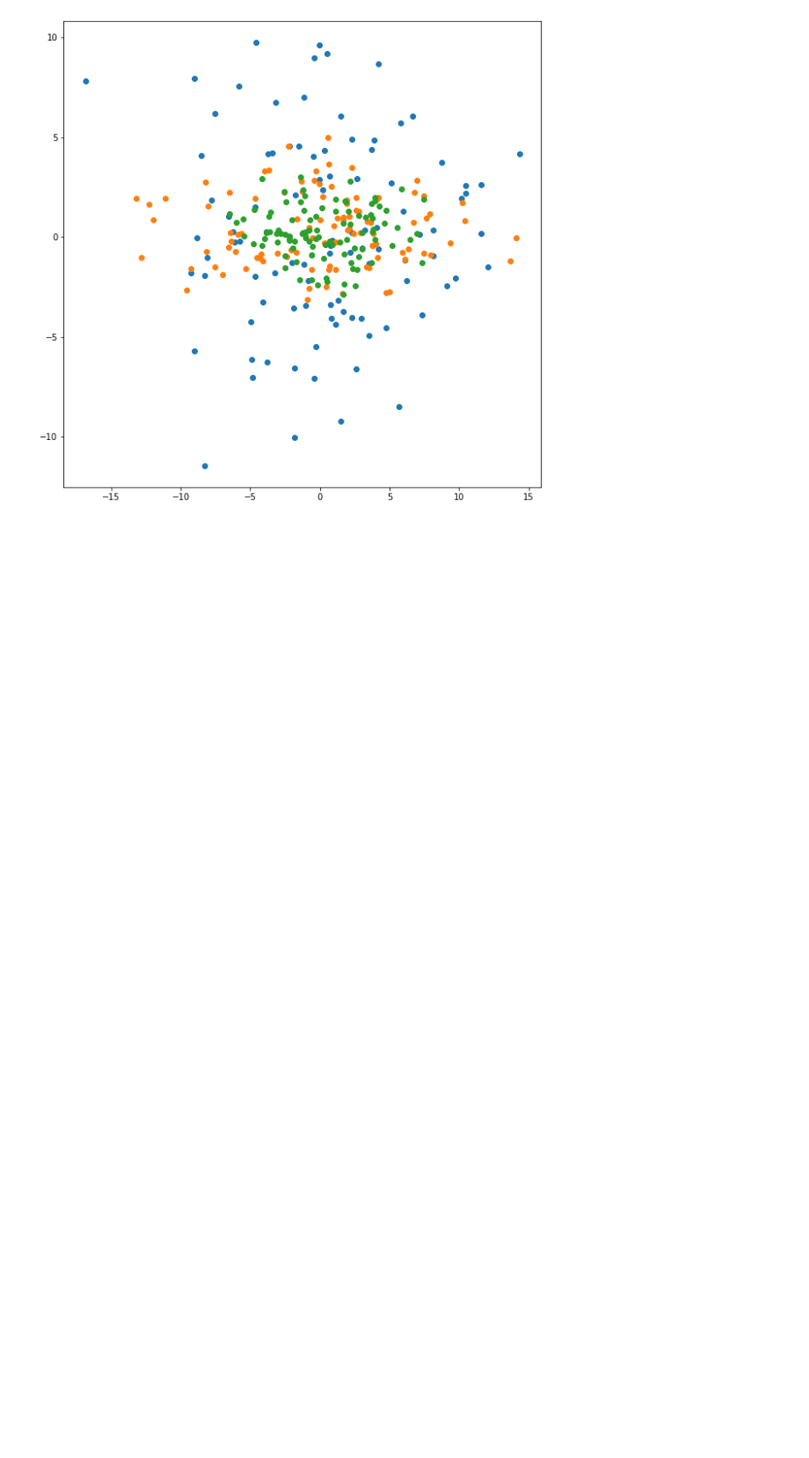
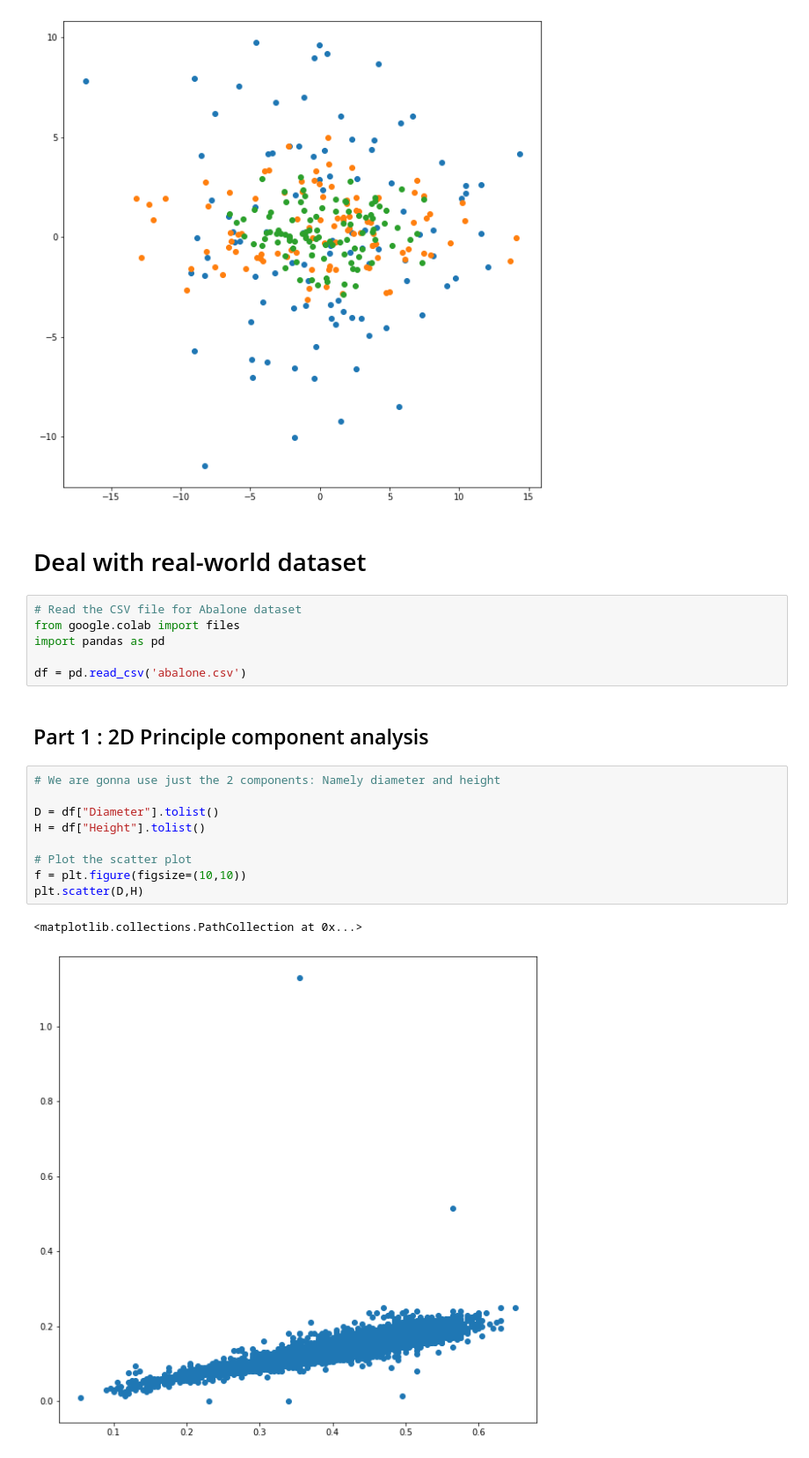
Before and after one commit to masa512/PCA, a Jupyter notebook: pca.ipynb, the cells around one changed output. Shown at 88% size. Cells and saved outputs as stored; diff of their text form; blank space fills up the shorter version.

```diff
--- a/pca.ipynb
+++ b/pca.ipynb
@@ -162,3 +162,25 @@ plt.scatter(Dtrans[2][0,None],Dtrans[2][1,None])
 # %% [output]
 <matplotlib.collections.PathCollection at 0x...>
 [figure]
+# %% [markdown]
+# Deal with real-world dataset
+# %%
+# Read the CSV file for Abalone dataset
+from google.colab import files
+import pandas as pd
+
+df = pd.read_csv('abalone.csv')
+# %% [markdown]
+## Part 1 : 2D Principle component analysis
+# %%
+# We are gonna use just the 2 components: Namely diameter and height
+
+D = df["Diameter"].tolist()
+H = df["Height"].tolist()
+
+# Plot the scatter plot
+f = plt.figure(figsize=(10,10))
+plt.scatter(D,H)
+# %% [output]
+<matplotlib.collections.PathCollection at 0x...>
+[figure, added]
```
Also changed, not shown: parts of 3 cells of this notebook.
